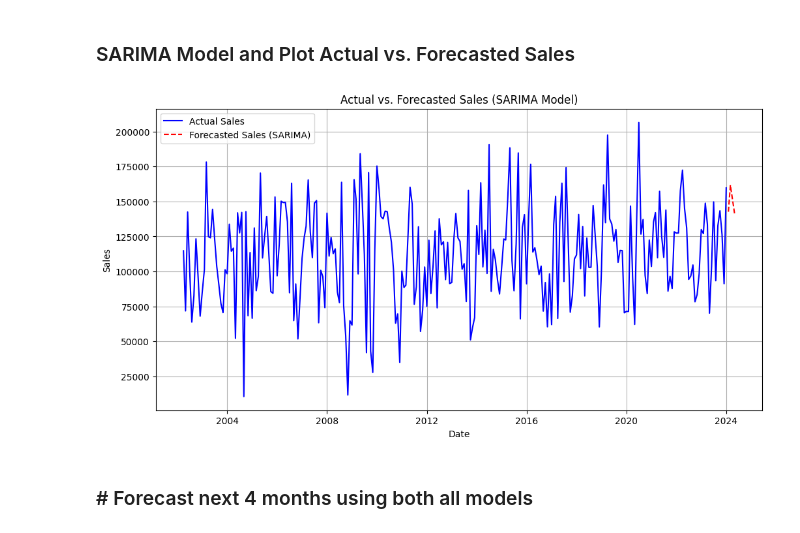
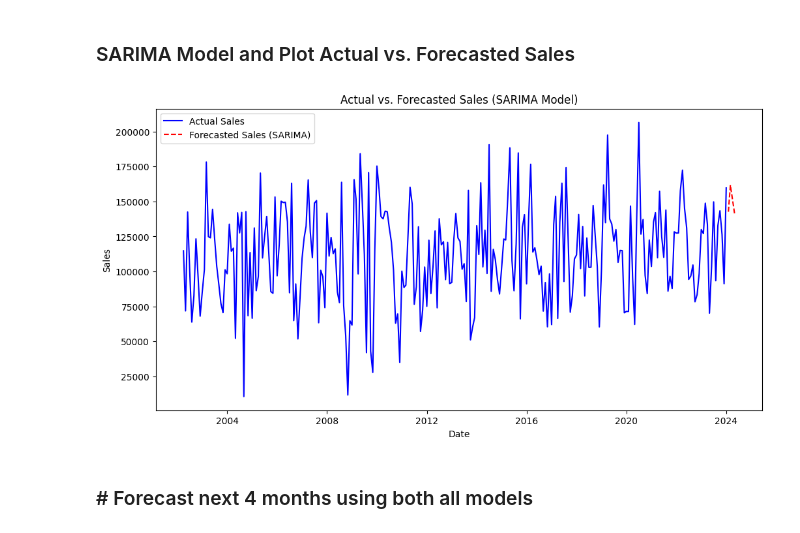
Before and after one commit to timeseriesgp3/project3_timeseries, a Jupyter notebook: forcast_1.ipynb, the cells around one changed output. Saved outputs shown, nothing was run; the diff lists cells and outputs as text; code cells hidden in the pictures.

```diff
--- a/forcast_1.ipynb
+++ b/forcast_1.ipynb
@@ -82,7 +81,8 @@ warnings.filterwarnings('ignore')
 # %% [markdown]
 ### Load DataSet
 # %%
-df = pd.read_csv(r"C:\Users\ibrah\Downloads\monthly_sales_data.csv", parse_dates=['Month'])
+#df = pd.read_csv(r"C:\Users\ibrah\Downloads\monthly_sales_data.csv", parse_dates=['Month'])
+df = pd.read_csv(r"C:\Users\ibrah\Downloads\monthly_sales_data.csv")
 # %%
 # Display the first few rows
 df.head()
@@ -106,0 +96,6 @@ df.head()
+# %%
+# Convert 'Month' to datetime and set as index
+df['Month'] = pd.to_datetime(df['Month'])
+df.set_index('Month', inplace=True)
+
+df.head()
@@ -831,16 +852,16 @@ combined_df = pd.concat([df["Monthly Sales"], forecast_df["Forecasted Sales"]])
 # %%
 # Plot actual vs. forecasted sales
 plt.figure(figsize=(12, 6))
 plt.plot(df.index, df["Monthly Sales"], label="Actual Sales", color='blue')
 plt.plot(forecast_df.index, forecast_df["Forecasted Sales"], label="Forecasted Sales (SARIMA)", linestyle='--', color='red')
 plt.title("Actual vs. Forecasted Sales (SARIMA Model)")
 plt.xlabel("Date")
 plt.ylabel("Sales")
 plt.legend()
-plt.grid(True)
+#plt.grid()
 plt.show()
 # %% [output]
-[figure, old version]
+[figure, new version]
 # %% [markdown]
 ### # Forecast next 4 months using both all models
 # %%
```
Also changed, not shown: parts of 23 cells of this notebook, 10 other files.
